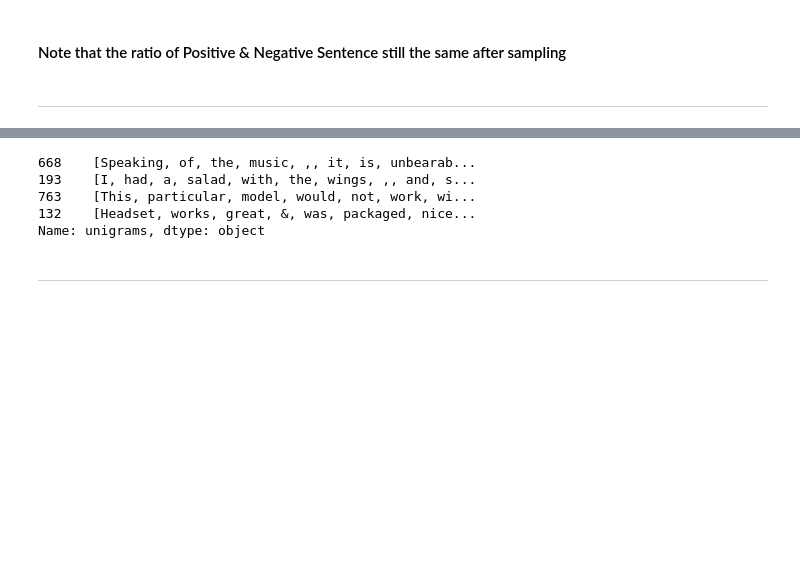
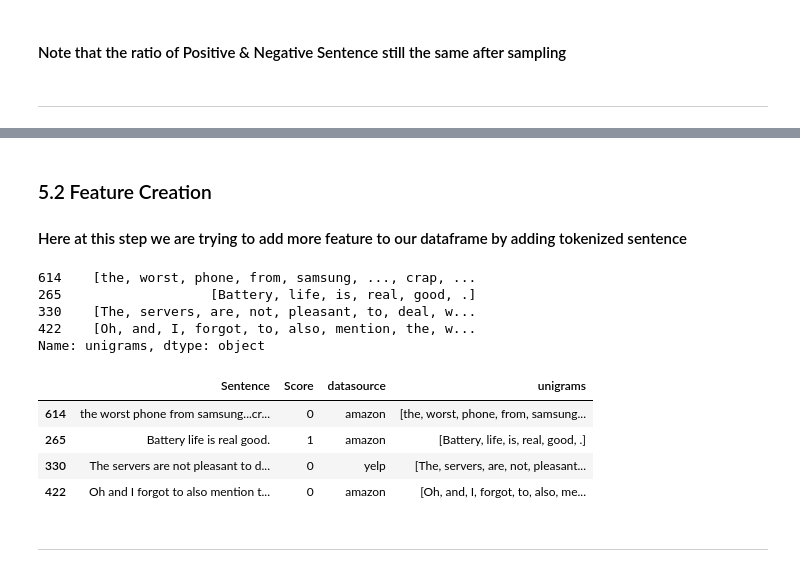
Before and after one commit to LckySndays/data_mining_hw_1, a Jupyter notebook: 房智宏_106062404.ipynb, the cells around one changed output, grey strips where cells are left out. Drawn from its saved outputs; the diff is of its cells as text; code cells hidden in the pictures; blank space fills up the shorter version.

```diff
--- a/房智宏_106062404.ipynb
+++ b/房智宏_106062404.ipynb
@@ -351,3 +377,6 @@ plt.show()
+# %% [markdown]
+### 5.2 Feature Creation
+#### Here at this step we are trying to add more feature to our dataframe by adding tokenized sentence
 # %%
 # Original function from news_data_mining.ipynb
 def tokenize_text(text, remove_stopwords=False):
@@ -366,14 +395,24 @@ def tokenize_text(text, remove_stopwords=False):
 
 # takes a like a minute or two to process
 SampleDF['unigrams'] = SampleDF['Sentence'].apply(lambda x: tokenize_text(x))
-# %%
-SampleDF[0:4]["unigrams"]
-# %% [output]
-668    [Speaking, of, the, music, ,, it, is, unbearab...
-193    [I, had, a, salad, with, the, wings, ,, and, s...
-763    [This, particular, model, would, not, work, wi...
-132    [Headset, works, great, &, was, packaged, nice...
-Name: unigrams, dtype: object
+# %%
+# This is the result of our new created feature called unigrams
+SampleDF[0:4]["unigrams"]
+# %% [output]
+614    [the, worst, phone, from, samsung, ..., crap, ...
+265                   [Battery, life, is, real, good, .]
+330    [The, servers, are, not, pleasant, to, deal, w...
+422    [Oh, and, I, forgot, to, also, mention, the, w...
+Name: unigrams, dtype: object
+# %%
+# The current Dataframe Header
+SampleDF[0:4]
+# %% [output]
+|  | Sentence | Score | datasource | unigrams |
+| 614 | the worst phone from samsung...cr... | 0 | amazon | [the, worst, phone, from, samsung... |
+| 265 | Battery life is real good. | 1 | amazon | [Battery, life, is, real, good, .] |
+| 330 | The servers are not pleasant to d... | 0 | yelp | [The, servers, are, not, pleasant... |
+| 422 | Oh and I forgot to also mention t... | 0 | amazon | [Oh, and, I, forgot, to, also, me... |
 # %% [markdown]
 <hr>
 # %% [markdown]
```
Also changed, not shown: parts of 43 cells of this notebook.
